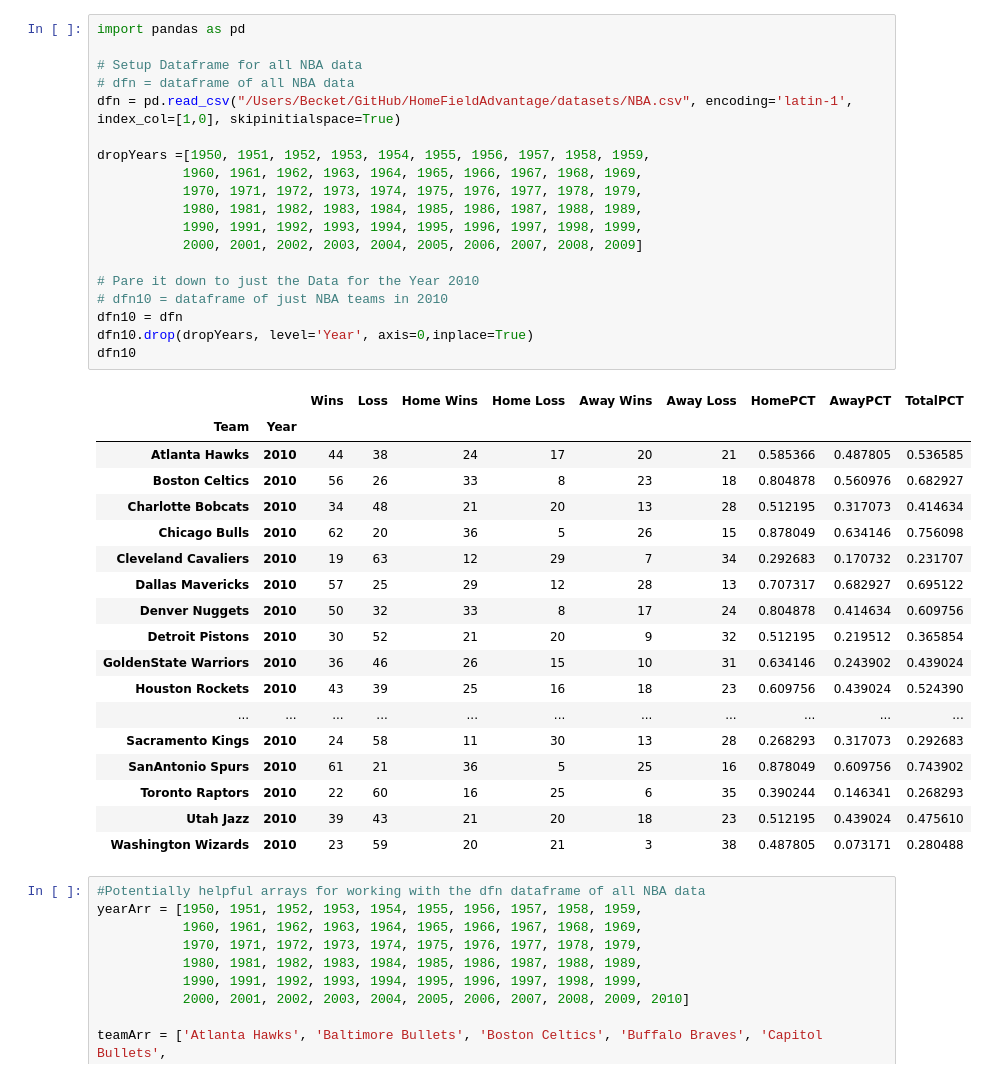
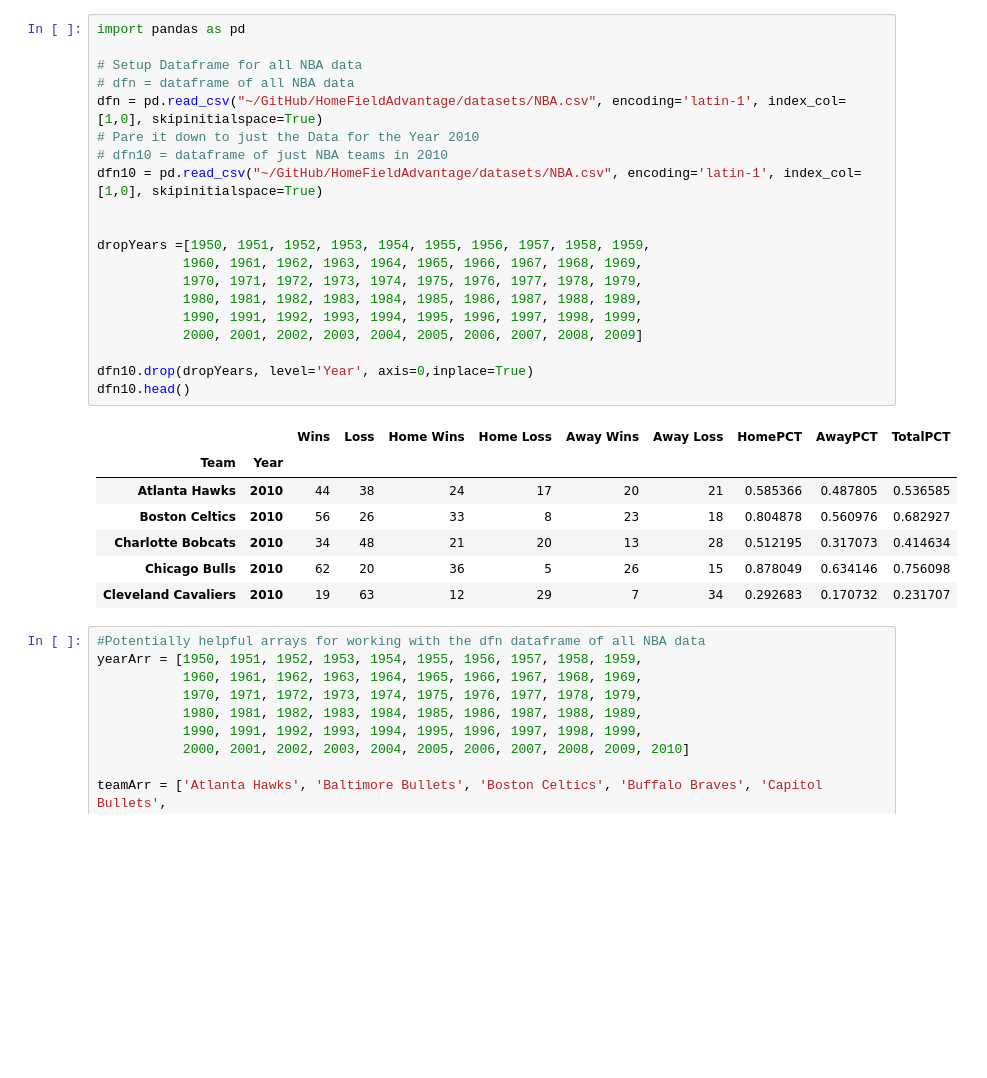
Before and after one commit to FB-Reda/HomeFieldAdvantage, a Jupyter notebook: HomeFieldAdvantage.ipynb, the cells around one changed output. Drawn from its saved outputs; the diff is of its cells as text; blank space fills up the shorter version.

```diff
--- a/HomeFieldAdvantage.ipynb
+++ b/HomeFieldAdvantage.ipynb
@@ -45,41 +51,31 @@ dfc2
 # %%
 import pandas as pd
 
 # Setup Dataframe for all NBA data
 # dfn = dataframe of all NBA data
-dfn = pd.read_csv("/Users/Becket/GitHub/HomeFieldAdvantage/datasets/NBA.csv", encoding='latin-1', index_col=[1,0], skipinitialspace=True)
+dfn = pd.read_csv("~/GitHub/HomeFieldAdvantage/datasets/NBA.csv", encoding='latin-1', index_col=[1,0], skipinitialspace=True)
+# Pare it down to just the Data for the Year 2010
+# dfn10 = dataframe of just NBA teams in 2010
+dfn10 = pd.read_csv("~/GitHub/HomeFieldAdvantage/datasets/NBA.csv", encoding='latin-1', index_col=[1,0], skipinitialspace=True)
+
 
 dropYears =[1950, 1951, 1952, 1953, 1954, 1955, 1956, 1957, 1958, 1959,
            1960, 1961, 1962, 1963, 1964, 1965, 1966, 1967, 1968, 1969,
            1970, 1971, 1972, 1973, 1974, 1975, 1976, 1977, 1978, 1979,
            1980, 1981, 1982, 1983, 1984, 1985, 1986, 1987, 1988, 1989,
            1990, 1991, 1992, 1993, 1994, 1995, 1996, 1997, 1998, 1999,
            2000, 2001, 2002, 2003, 2004, 2005, 2006, 2007, 2008, 2009]
 
-# Pare it down to just the Data for the Year 2010
-# dfn10 = dataframe of just NBA teams in 2010
-dfn10 = dfn
 dfn10.drop(dropYears, level='Year', axis=0,inplace=True)
-dfn10
+dfn10.head()
 # %% [output]
 |  |  | Wins | Loss | Home Wins | Home Loss | Away Wins | Away Loss | HomePCT | AwayPCT | TotalPCT |
 | Team | Year |  |  |  |  |  |  |  |  |  |
 | Atlanta Hawks | 2010 | 44 | 38 | 24 | 17 | 20 | 21 | 0.585366 | 0.487805 | 0.536585 |
 | Boston Celtics | 2010 | 56 | 26 | 33 | 8 | 23 | 18 | 0.804878 | 0.560976 | 0.682927 |
 | Charlotte Bobcats | 2010 | 34 | 48 | 21 | 20 | 13 | 28 | 0.512195 | 0.317073 | 0.414634 |
 | Chicago Bulls | 2010 | 62 | 20 | 36 | 5 | 26 | 15 | 0.878049 | 0.634146 | 0.756098 |
 | Cleveland Cavaliers | 2010 | 19 | 63 | 12 | 29 | 7 | 34 | 0.292683 | 0.170732 | 0.231707 |
-| Dallas Mavericks | 2010 | 57 | 25 | 29 | 12 | 28 | 13 | 0.707317 | 0.682927 | 0.695122 |
-| Denver Nuggets | 2010 | 50 | 32 | 33 | 8 | 17 | 24 | 0.804878 | 0.414634 | 0.609756 |
-| Detroit Pistons | 2010 | 30 | 52 | 21 | 20 | 9 | 32 | 0.512195 | 0.219512 | 0.365854 |
-| GoldenState Warriors | 2010 | 36 | 46 | 26 | 15 | 10 | 31 | 0.634146 | 0.243902 | 0.439024 |
-| Houston Rockets | 2010 | 43 | 39 | 25 | 16 | 18 | 23 | 0.609756 | 0.439024 | 0.524390 |
-| ... | ... | ... | ... | ... | ... | ... | ... | ... | ... | ... |
-| Sacramento Kings | 2010 | 24 | 58 | 11 | 30 | 13 | 28 | 0.268293 | 0.317073 | 0.292683 |
-| SanAntonio Spurs | 2010 | 61 | 21 | 36 | 5 | 25 | 16 | 0.878049 | 0.609756 | 0.743902 |
-| Toronto Raptors | 2010 | 22 | 60 | 16 | 25 | 6 | 35 | 0.390244 | 0.146341 | 0.268293 |
-| Utah Jazz | 2010 | 39 | 43 | 21 | 20 | 18 | 23 | 0.512195 | 0.439024 | 0.475610 |
-| Washington Wizards | 2010 | 23 | 59 | 20 | 21 | 3 | 38 | 0.487805 | 0.073171 | 0.280488 |
 # %%
 #Potentially helpful arrays for working with the dfn dataframe of all NBA data
 yearArr = [1950, 1951, 1952, 1953, 1954, 1955, 1956, 1957, 1958, 1959,
```
Also changed, not shown: parts of 5 cells of this notebook, 1 other file.
